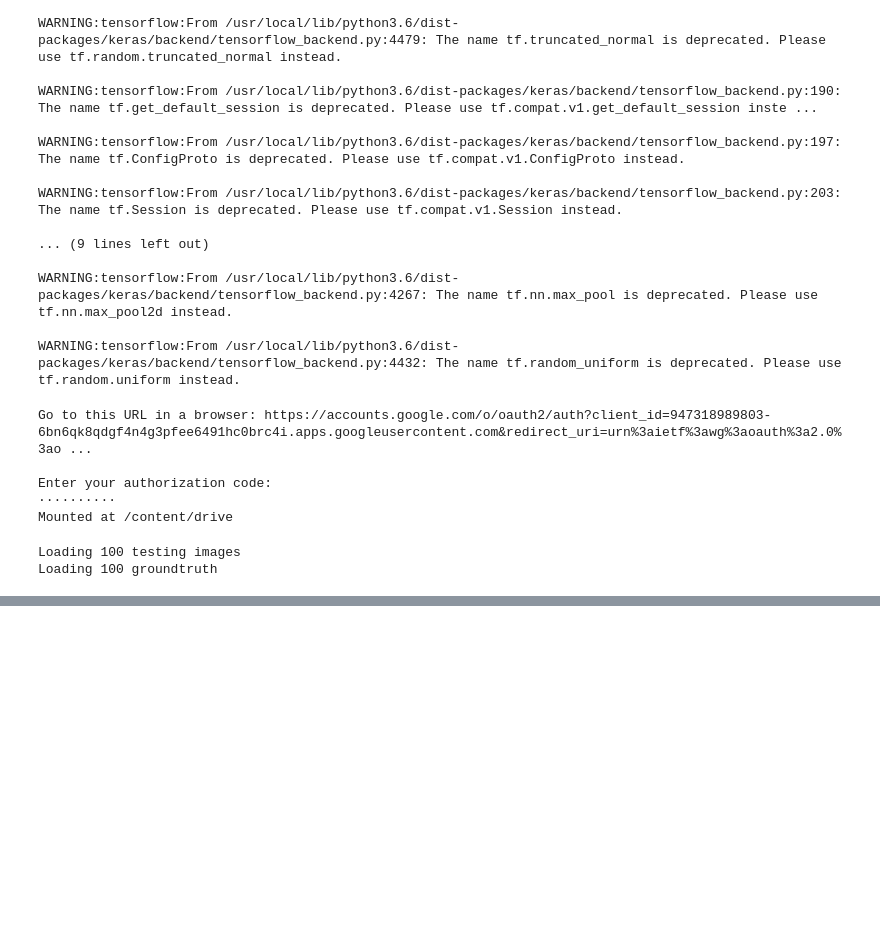
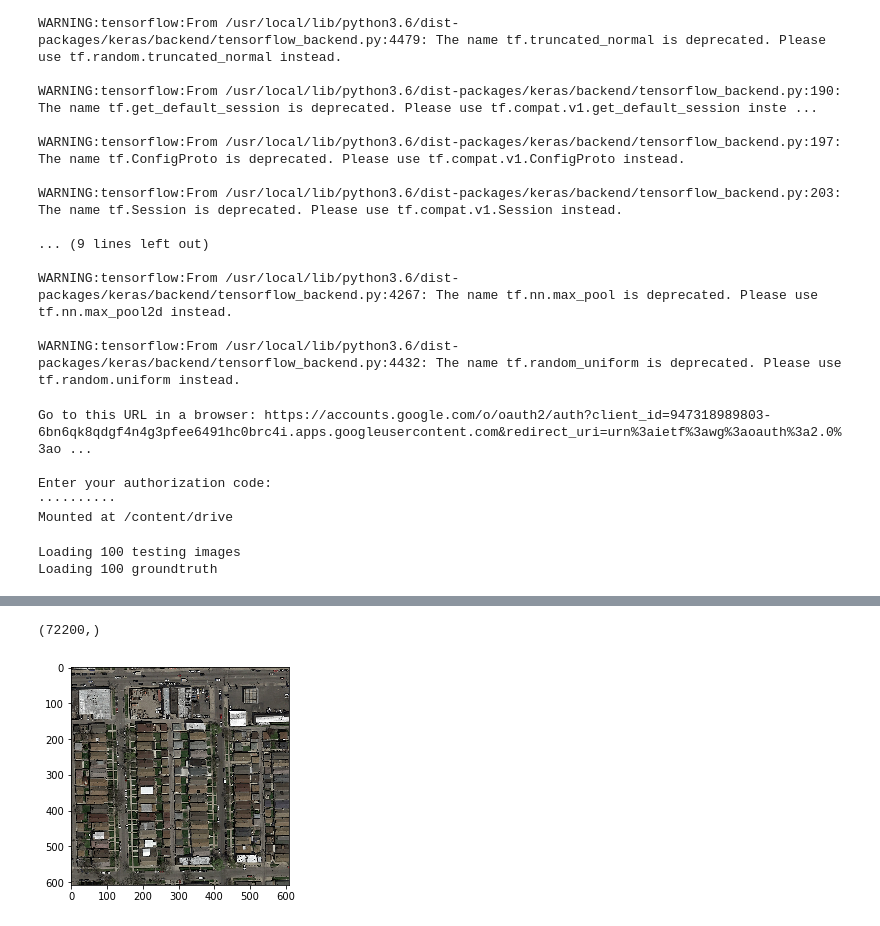
Before and after one commit to arthurbabey/road66, a Jupyter notebook: unet_colab.ipynb, the cells around one changed output, grey strips where cells are left out. Drawn from its saved outputs; the diff is of its cells as text; code cells hidden in the pictures; blank space fills up the shorter version.

```diff
--- a/unet_colab.ipynb
+++ b/unet_colab.ipynb
@@ -344,0 +452,4 @@ ________________________________________________________________________________
+# %%
+pred_patch.shape
+# %% [output]
+(72200,)
@@ -344,0 +458,5 @@ ________________________________________________________________________________
+# %%
+plt.imshow(imgs_test[0])
+plt.show()
+# %% [output]
+[figure, added]
```
Also changed, not shown: parts of 32 cells of this notebook.
